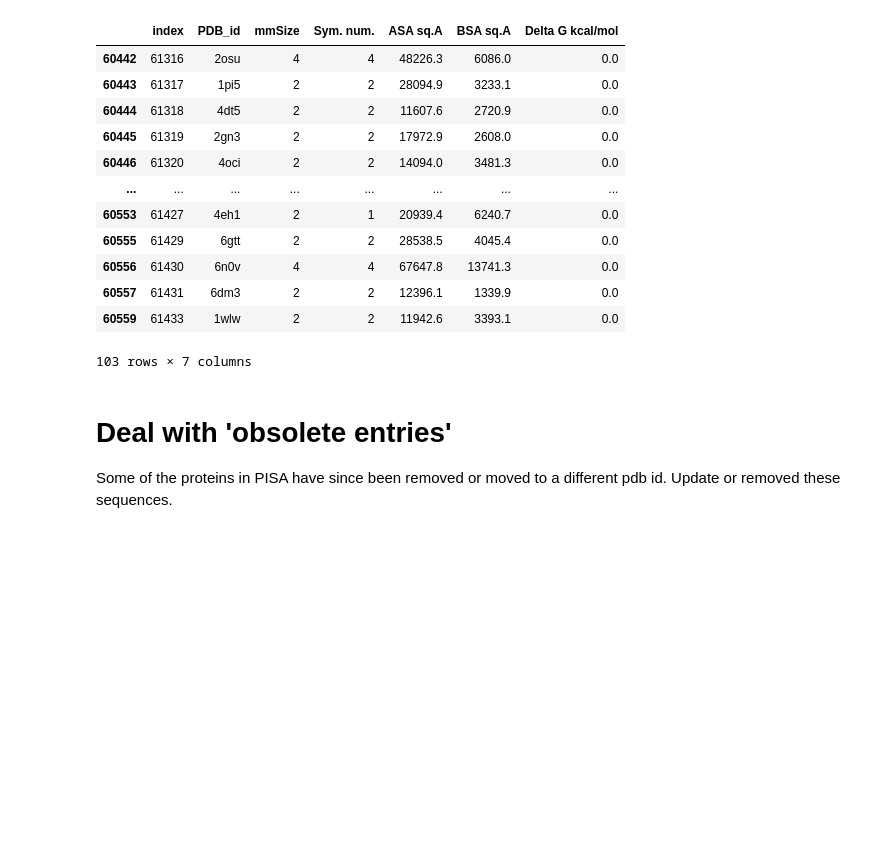
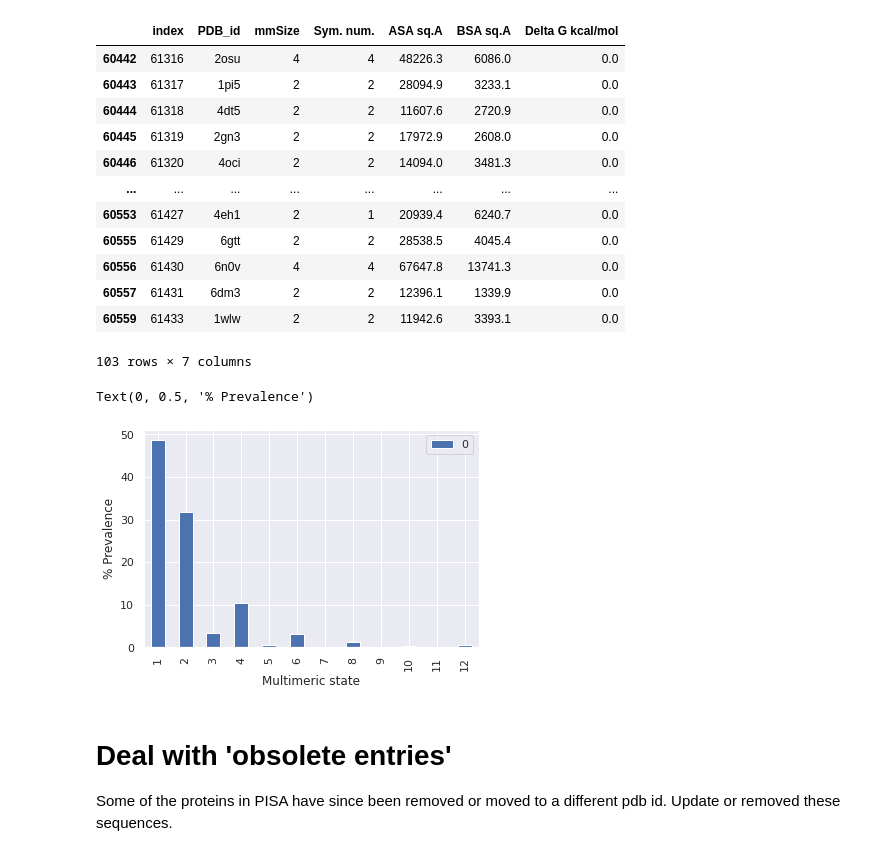
Before and after one commit to susiegriggo/phlegm, a Jupyter notebook: pdb_data/cluster_and_filter_pisa.ipynb, the cells around one changed output. Cells and saved outputs as stored; diff of their text form; code cells hidden in the pictures; blank space fills up the shorter version.

```diff
--- a/pdb_data/cluster_and_filter_pisa.ipynb
+++ b/pdb_data/cluster_and_filter_pisa.ipynb
@@ -84,6 +68,16 @@ monomers[monomers['Delta G kcal/mol'] == 0]
 | 60557 | 61431 | 6dm3 | 2 | 2 | 12396.1 | 1339.9 | 0.0 |
 | 60559 | 61433 | 1wlw | 2 | 2 | 11942.6 | 3393.1 | 0.0 |
 103 rows × 7 columns
+# %%
+mmSize_counts = pd.DataFrame.from_dict(Counter(pisa_12less['mmSize']), orient = 'index')
+mmSize_percent = mmSize_counts*100/mmSize_counts.sum()
+mmSize_percent.sort_index().plot(kind='bar')
+sns.set(font_scale=1)
+plt.xlabel('Multimeric state')
+plt.ylabel('% Prevalence')
+# %% [output]
+Text(0, 0.5, '% Prevalence')
+[figure, added]
 # %% [markdown]
 # Deal with 'obsolete entries'
 
```
Also changed, not shown: parts of 23 cells of this notebook, 4 other files.
